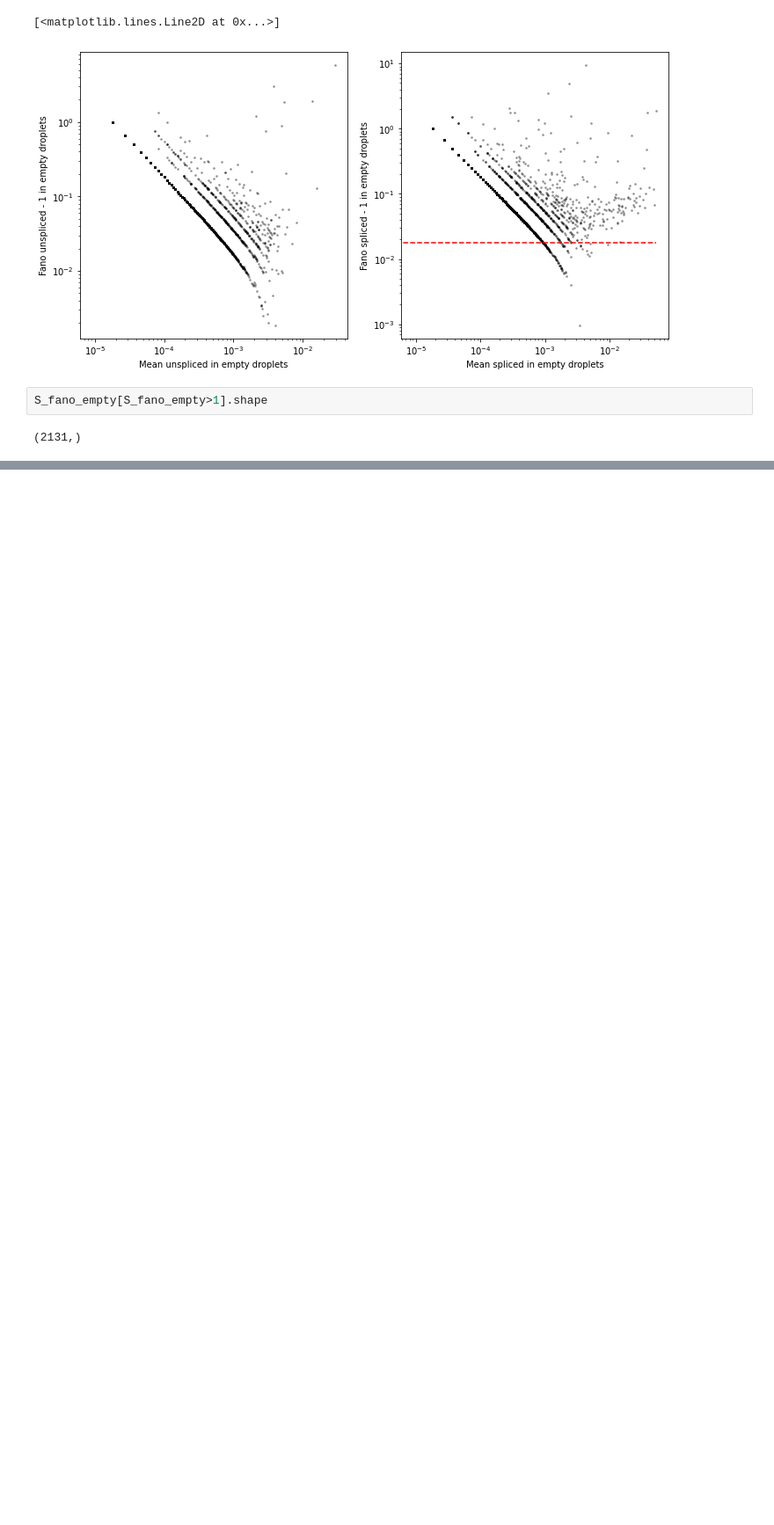
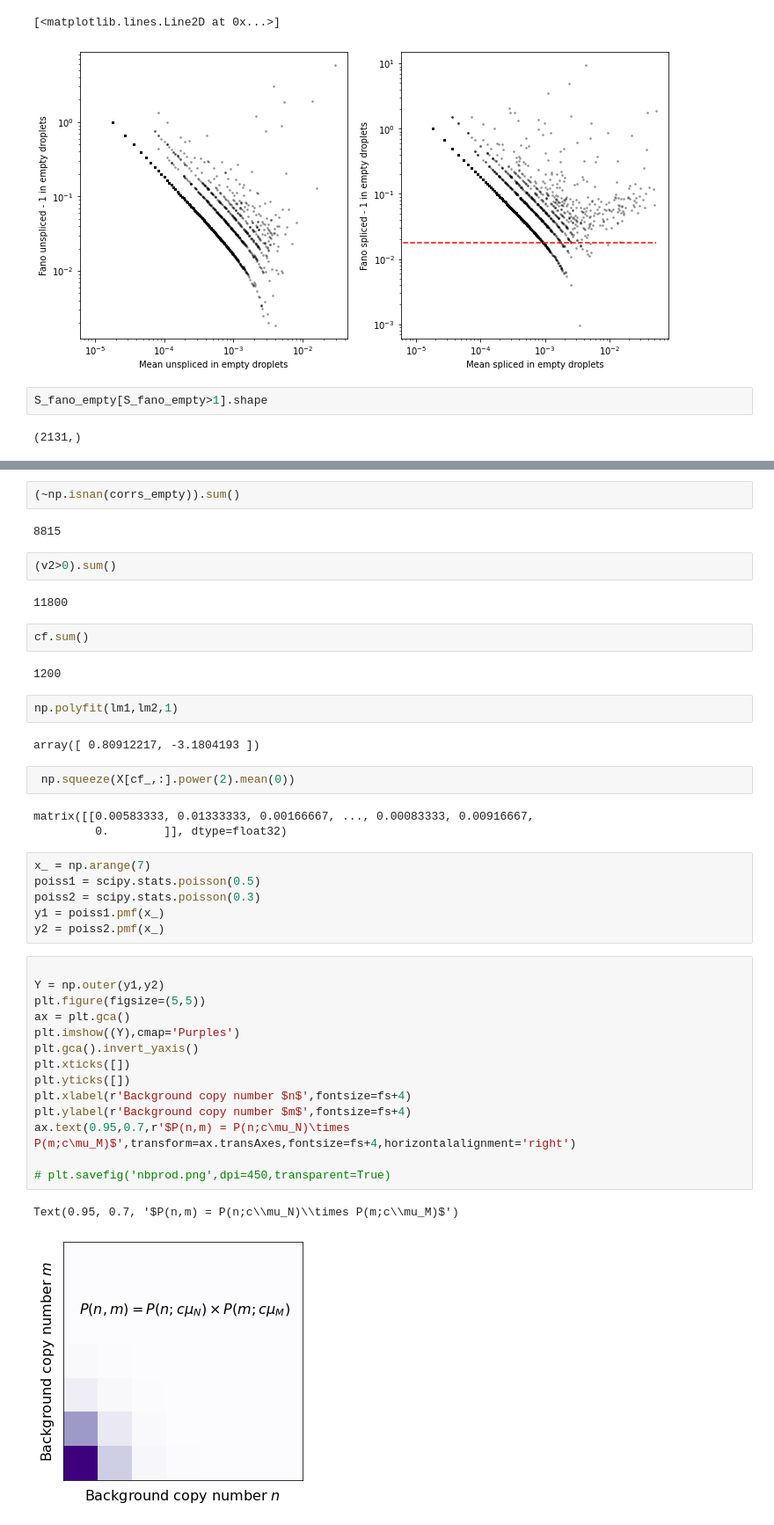
Before and after one commit to pachterlab/GVP_2023, a Jupyter notebook: gg230117_emptydrops.ipynb, the cells around one changed output, grey strips where cells are left out. Shown at 88% size. Drawn from its saved outputs; the diff is of its cells as text; blank space fills up the shorter version.

```diff
--- a/gg230117_emptydrops.ipynb
+++ b/gg230117_emptydrops.ipynb
@@ -367,0 +446,44 @@ S_fano_empty.shape
+# %%
+(~np.isnan(corrs_empty)).sum()
+# %% [output]
+8815
+# %%
+(v2>0).sum()
+# %% [output]
+11800
+# %%
+cf.sum()
+# %% [output]
+1200
+# %%
+np.polyfit(lm1,lm2,1)
+# %% [output]
+array([ 0.80912217, -3.1804193 ])
+# %%
+ np.squeeze(X[cf_,:].power(2).mean(0))
+# %% [output]
+matrix([[0.00583333, 0.01333333, 0.00166667, ..., 0.00083333, 0.00916667,
+         0.        ]], dtype=float32)
+# %%
+x_ = np.arange(7)
+poiss1 = scipy.stats.poisson(0.5)
+poiss2 = scipy.stats.poisson(0.3)
+y1 = poiss1.pmf(x_)
+y2 = poiss2.pmf(x_)
+# %%
+
+Y = np.outer(y1,y2)
+plt.figure(figsize=(5,5))
+ax = plt.gca()
+plt.imshow((Y),cmap='Purples')
+plt.gca().invert_yaxis()
+plt.xticks([])
+plt.yticks([])
+plt.xlabel(r'Background copy number $n$',fontsize=fs+4)
+plt.ylabel(r'Background copy number $m$',fontsize=fs+4)
+ax.text(0.95,0.7,r'$P(n,m) = P(n;c\mu_N)\times P(m;c\mu_M)$',transform=ax.transAxes,fontsize=fs+4,horizontalalignment='right')
+
+# plt.savefig('nbprod.png',dpi=450,transparent=True)
+# %% [output]
+Text(0.95, 0.7, '$P(n,m) = P(n;c\\mu_N)\\times P(m;c\\mu_M)$')
+[figure, added]
```
Also changed, not shown: parts of 10 cells of this notebook, 2 other files.
